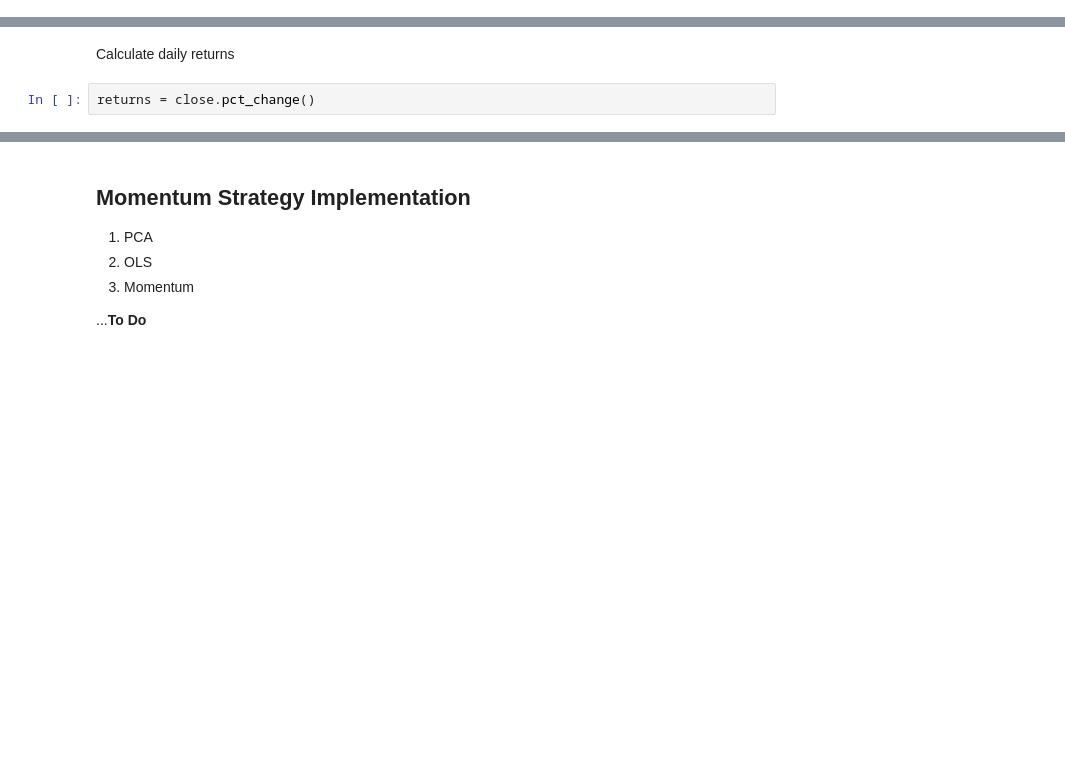
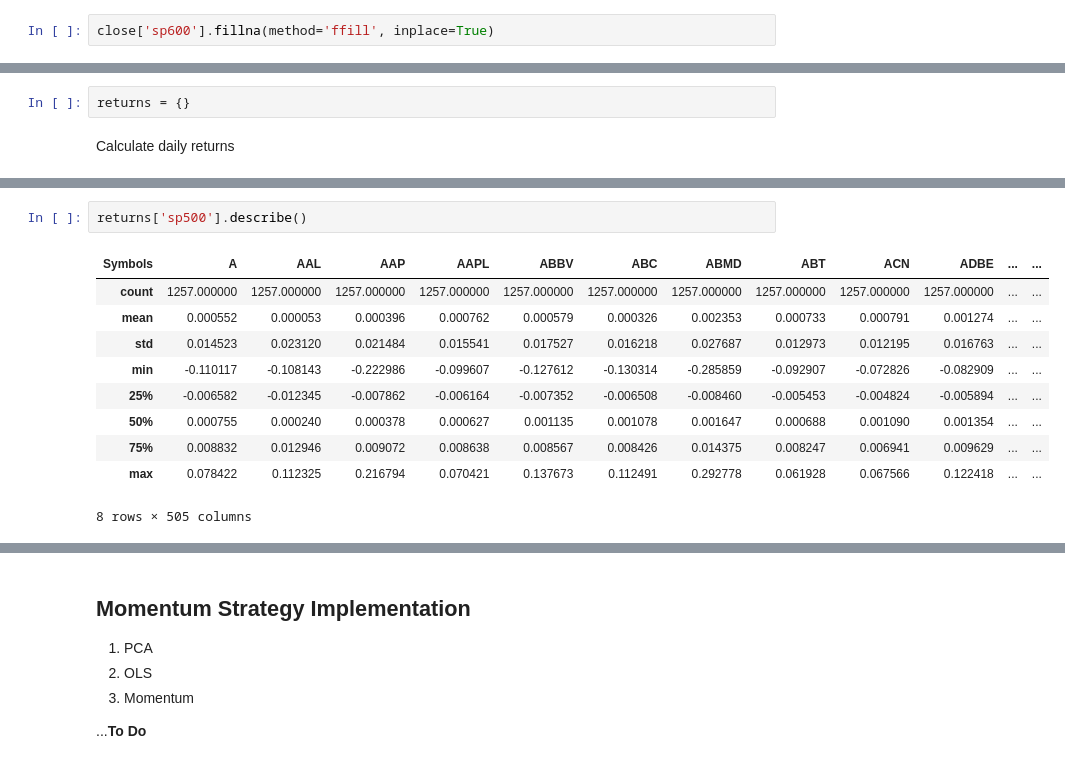
Before and after one commit to DinodC/pca-factor-model, a Jupyter notebook: pca_factor_model.ipynb, the cells around one changed output, grey strips where cells are left out. Drawn from its saved outputs; the diff is of its cells as text; blank space fills up the shorter version.

```diff
--- a/pca_factor_model.ipynb
+++ b/pca_factor_model.ipynb
@@ -100,0 +90,2 @@ close.tail()
+# %%
+close['sp600'].fillna(method='ffill', inplace=True)
@@ -101,4 +108,4 @@ close.tail()
+# %%
+returns = {}
 # %% [markdown]
 Calculate daily returns
-# %%
-returns = close.pct_change()
@@ -124,4 +137,17 @@ returns.tail()
 | 2019-06-07 | 0.005205 | 0.017775 | 0.002905 | 0.026617 | 0.004671 | 0.021162 | -0.004904 | 0.008116 | 0.013969 | 0.012227 | ... | ... |
 | 2019-06-10 | 0.011076 | -0.005175 | -0.011780 | 0.012779 | -0.006199 | 0.015453 | 0.017023 | 0.006564 | 0.008310 | 0.007837 | ... | ... |
 5 rows × 505 columns
+# %%
+returns['sp500'].describe()
+# %% [output]
+| Symbols | A | AAL | AAP | AAPL | ABBV | ABC | ABMD | ABT | ACN | ADBE | ... | ... |
+| count | 1257.000000 | 1257.000000 | 1257.000000 | 1257.000000 | 1257.000000 | 1257.000000 | 1257.000000 | 1257.000000 | 1257.000000 | 1257.000000 | ... | ... |
+| mean | 0.000552 | 0.000053 | 0.000396 | 0.000762 | 0.000579 | 0.000326 | 0.002353 | 0.000733 | 0.000791 | 0.001274 | ... | ... |
+| std | 0.014523 | 0.023120 | 0.021484 | 0.015541 | 0.017527 | 0.016218 | 0.027687 | 0.012973 | 0.012195 | 0.016763 | ... | ... |
+| min | -0.110117 | -0.108143 | -0.222986 | -0.099607 | -0.127612 | -0.130314 | -0.285859 | -0.092907 | -0.072826 | -0.082909 | ... | ... |
+| 25% | -0.006582 | -0.012345 | -0.007862 | -0.006164 | -0.007352 | -0.006508 | -0.008460 | -0.005453 | -0.004824 | -0.005894 | ... | ... |
+| 50% | 0.000755 | 0.000240 | 0.000378 | 0.000627 | 0.001135 | 0.001078 | 0.001647 | 0.000688 | 0.001090 | 0.001354 | ... | ... |
+| 75% | 0.008832 | 0.012946 | 0.009072 | 0.008638 | 0.008567 | 0.008426 | 0.014375 | 0.008247 | 0.006941 | 0.009629 | ... | ... |
+| max | 0.078422 | 0.112325 | 0.216794 | 0.070421 | 0.137673 | 0.112491 | 0.292778 | 0.061928 | 0.067566 | 0.122418 | ... | ... |
+8 rows × 505 columns
 # %%
```
Also changed, not shown: parts of 49 cells of this notebook.
